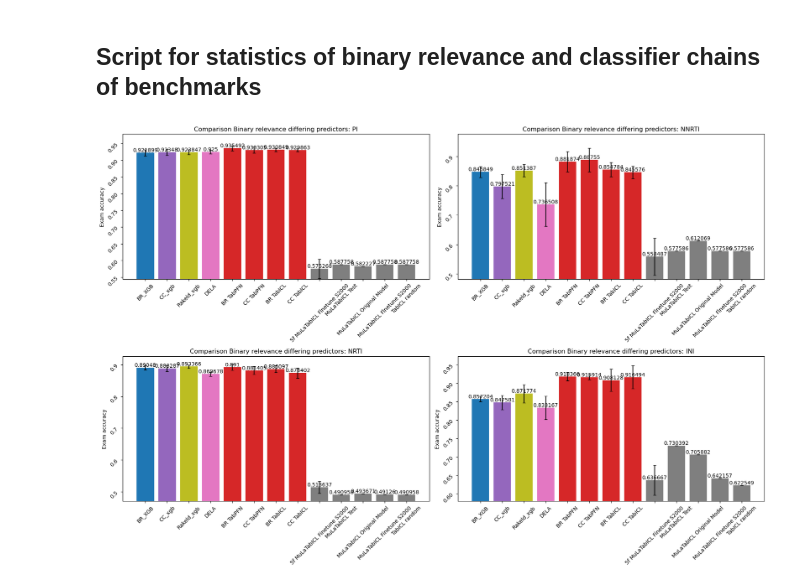
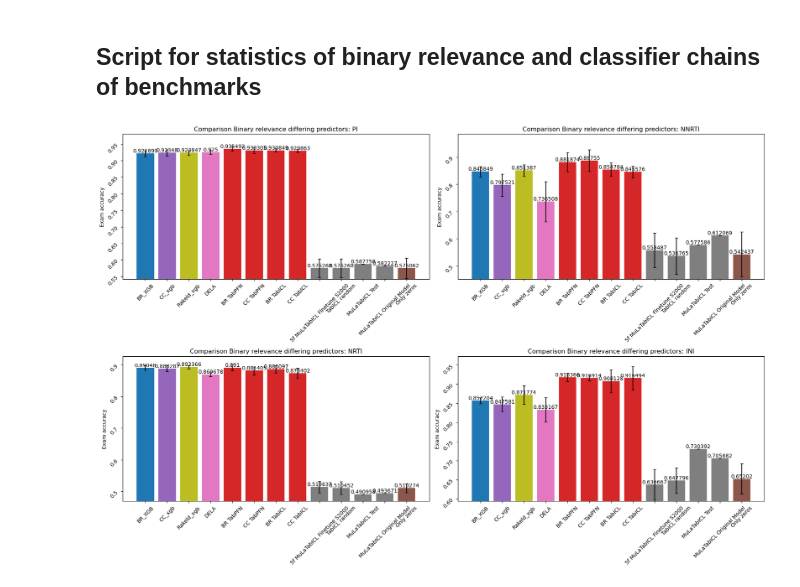
Before and after one commit to FloAvis/MultiLabel-PFN, a Jupyter notebook: statistics/MuLaTabICL_statistics.ipynb, the cells around one changed output. Cells and saved outputs as stored; diff of their text form; code cells hidden in the pictures.

```diff
--- a/statistics/MuLaTabICL_statistics.ipynb
+++ b/statistics/MuLaTabICL_statistics.ipynb
@@ -96,7 +96,7 @@ for path in filepath_list_ml:
     sub_accs_fold_std[path.split("/")[-1].strip("_")].extend(acc_list_std)
 
 
-files = ["Binary_Relevance_5_fold_homebrew_prediction_new_save.csv", "Classifier_Chain_5_fold_homebrew_prediction_new_save.csv", "Binary_Relevance_5_fold_tabicl_prediction_new_save.csv", "Classifier_Chain_5_fold_tabicl_prediction_woNaN_new_save.csv", "MuLaTabICL_finetune_step2000_5_fold.csv"]
+files = ["Binary_Relevance_5_fold_homebrew_prediction_new_save.csv", "Classifier_Chain_5_fold_homebrew_prediction_new_save.csv", "Binary_Relevance_5_fold_tabicl_prediction_new_save.csv", "Classifier_Chain_5_fold_tabicl_prediction_woNaN_new_save.csv", "MuLaTabICL_finetune_step2000_5_fold.csv", "MuLaTabICL_random_step1_5_fold.csv"]
 
 
 for path in filepath_list:
@@ -118,7 +118,7 @@ for path in filepath_list:
     sub_accs_fold_std[path.split("/")[-1].strip("_")].extend(acc_list_std)
 
 
-MuLaTabICL_list = ["MuLaTabICL.csv", "MuLaTabICL_orig_model.csv", "MuLaTabICL_finetune_step2000.csv", "MuLaTabICL_random_step1.csv"]
+MuLaTabICL_list = ["MuLaTabICL.csv", "MuLaTabICL_orig_model.csv"]
 
 for path in filepath_list:
 
@@ -136,40 +136,53 @@ for path in filepath_list:
         sub_accs_fold_std[path.split("/")[-1].strip("_")].append(0)
 
 
+for path in filepath_list:
+
+
+    results = pd.read_csv(path + "Binary_Relevance_5_fold_homebrew_prediction_new_save.csv")
+
+    results.dropna(subset=results.columns[results.columns.str.startswith('True_')].tolist(), inplace=True)
+
+    subs_accs_groups = results.groupby(by="kFolds").apply(lambda x: result_handler.exam_acc(pd.DataFrame(np.zeros_like(x.filter(regex="Pred_*"))), x.filter(regex="True_*"), nan_mode="ignore"), include_groups=False)
+
+    sub_accs_fold_mean[path.split("/")[-1].strip("_")].append(subs_accs_groups.mean())
+    sub_accs_fold_std[path.split("/")[-1].strip("_")].append(subs_accs_groups.std())
+
+
 
 df_sub_accs_groups_mean = pd.DataFrame(sub_accs_fold_mean)
 df_sub_accs_groups_std = pd.DataFrame(sub_accs_fold_std)
 
 
-models_w_TabPFN = ["BR TabPFN", "CC TabPFN", "BR TabICL", "CC TabICL", "5f MuLaTabICL Finetune S2000", "MuLaTabICL Test", "MuLaTabICL Original Model", "MuLaTabICL Finetune S2000", "TabICL random"]
+models_w_TabPFN = ["BR TabPFN", "CC TabPFN", "BR TabICL", "CC TabICL", "5f MuLaTabICL Finetune S2000", "TabICL random", "MuLaTabICL Test", "MuLaTabICL Original Model", "Only zeros"]
 
-color = ["tab:blue"] + ["tab:purple"] + ["tab:olive"] + ["tab:pink"] + ["tab:red"] * 4 + ["tab:gray"] * 5
+color = ["tab:blue"] + ["tab:purple"] + ["tab:olive"] + ["tab:pink"] + ["tab:red"] * 4 + ["tab:gray"] * 4 + ["tab:brown"]
 
 fig, axs = plt.subplots(2, 2, figsize=(18, 12))
 #fig.tight_layout()
 
 axs = axs.flatten()
 
 for i, drug in enumerate(df_sub_accs_groups_mean.columns.values.tolist()):
 
 
     labels = ml_models + files1 + models_w_TabPFN
     p = axs[i].bar(labels, df_sub_accs_groups_mean[drug], color=color)
     axs[i].errorbar(labels, df_sub_accs_groups_mean[drug], yerr=df_sub_accs_groups_std[drug],capsize=3, fmt="none", ecolor="black")
 
 
     axs[i].bar_label(p, label_type="edge")
 
     #axs[i].set_xticks(x)
     #axs[i].set_xticklabels(target_ml["Drug"])
     axs[i].tick_params(rotation=45)
     axs[i].set_ylabel('Exam accuracy')
     axs[i].set_ylim(max(0, (df_sub_accs_groups_mean[drug].min() - df_sub_accs_groups_std[drug].max()) * 0.995), min(1.0 + df_sub_accs_groups_std[drug].max(), (df_sub_accs_groups_mean[drug].max() + df_sub_accs_groups_std[drug].max())  * 1.015))
     axs[i].set_title('Comparison Binary relevance differing predictors: ' + drug)
 
 fig.tight_layout()
 #plt.show()
 
 #plt.savefig("../figures/All_benchmark_comparison_examAcc_wTabICL_wo_NaN.png")
 # %% [output]
-[figure, old version]
+[figure, new version]
```
Also changed, not shown: 6 other files.
